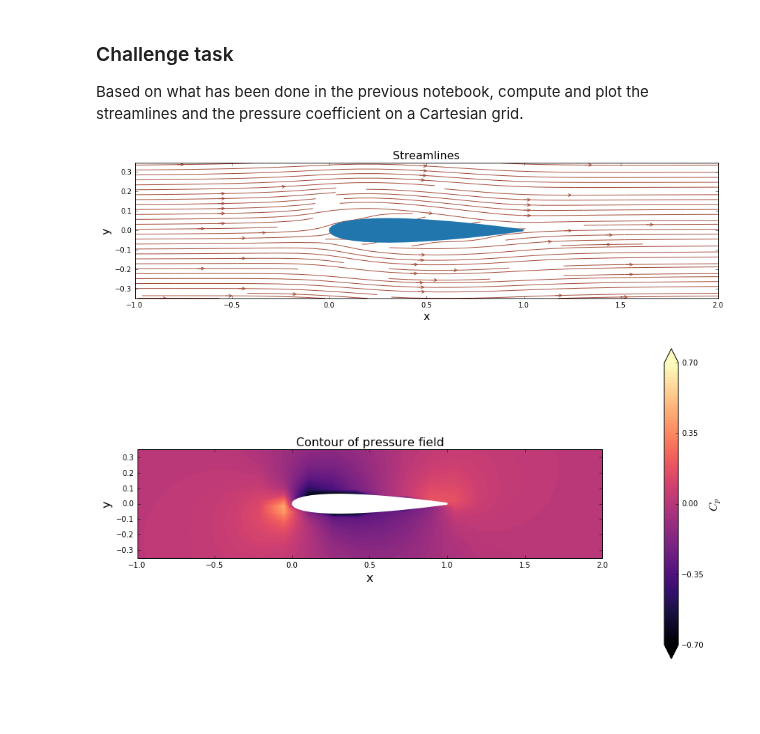
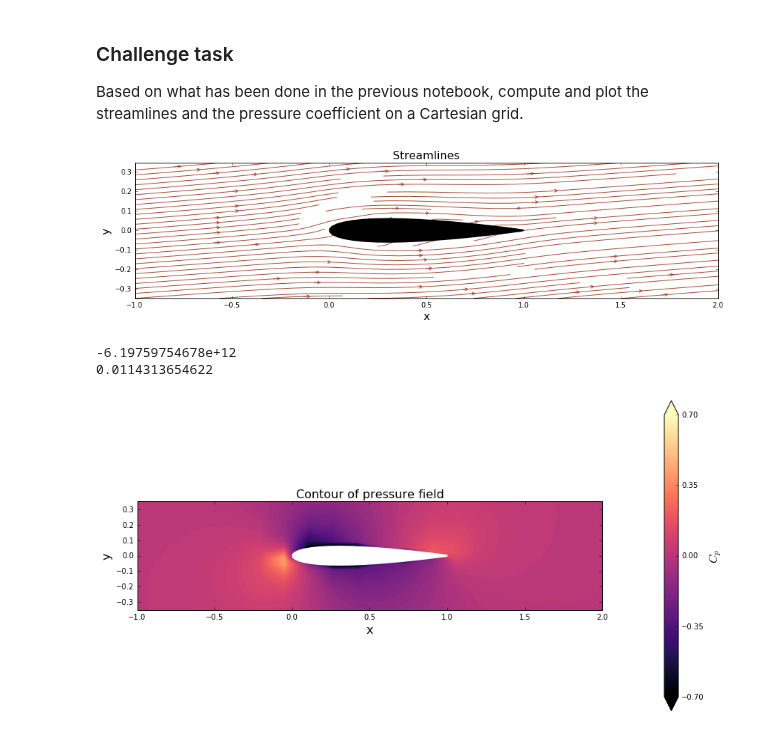
Before and after one commit to lpgleaves/mae6226-workspace, a Jupyter notebook: 11-lesson-notes.ipynb, the cells around one changed output. Cells and saved outputs as stored; diff of their text form; code cells hidden in the pictures; blank space fills up the shorter version.

```diff
--- a/11-lesson-notes.ipynb
+++ b/11-lesson-notes.ipynb
@@ -60,14 +60,19 @@ A_source = source_contribution_normal(panels)
 B_vortex = vortex_contribution_normal(panels)
 # %%
 A = build_singularity_matrix(A_source, B_vortex)
+C = build_singularity_matrix(B_vortex, A_source)
 b = build_freestream_rhs(panels, freestream)
 # %%
 # solve for strengths
-strengths = numpy.linalg.solve(A, b)
+srcstrengths = numpy.linalg.solve(A, b)
+vortstrengths = numpy.linalg.solve(C, b)
 
 # store strength per panel
 for i, panel in enumerate(panels):
-    panel.sigma = strengths[i]
+    panel.sigma = srcstrengths[i]
+
+for i, panel in enumerate(panels):
+    panel.gamma = vortstrengths[i]
 
 # store circulaton density
 gamma = strengths[-1]
@@ -117,31 +122,35 @@ lift coefficient: CL = 0.506
 
 Based on what has been done in the previous notebook, compute and plot the streamlines and the pressure coefficient on a Cartesian grid.
 # %%
-uinf = 1
-alpha = 0
-freestream = Freestream(uinf,alpha)
-
 n = 20
 xa, xz = -1.0, 2.0
 ya, yz = -0.35, 0.35
 x,y,X,Y = makemesh(n,xa,xz,ya,yz)
 
 # compute the velocity field on the mesh grid
 u, v = get_velocity_field(panels, freestream, X, Y)
 
 # plot the velocity field
 width = 15
 pyplot.figure(figsize=(width, width*2))
 pyplot.xlabel('x', fontsize=16)
 pyplot.ylabel('y', fontsize=16)
 pyplot.streamplot(X, Y, u, v, density=1, linewidth=1, color='#A24936', arrowsize=1, arrowstyle='->')
-pyplot.fill([panel.xc for panel in panels],[panel.yc for panel in panels],color='#2176AE', linestyle='solid', linewidth=2, zorder=2)
+pyplot.fill([panel.xc for panel in panels],[panel.yc for panel in panels],color='black', linestyle='solid', linewidth=2, zorder=2)
 pyplot.axis('scaled', adjustable='box')
 pyplot.xlim(xa, xz)
 pyplot.ylim(ya, yz)
 pyplot.title('Streamlines', fontsize=16);
+
+## edit get_velocity_field to include source AND vortex
 # %% [output]
-[figure, old version]
+[figure, new version]
+# %%
+print(panel.gamma)
+print(panel.sigma)
+# %% [output]
+-6.19759754678e+12
+0.0114313654622
 # %%
 # computing and plotting pressure field
 
```
Also changed, not shown: 1 other file.
